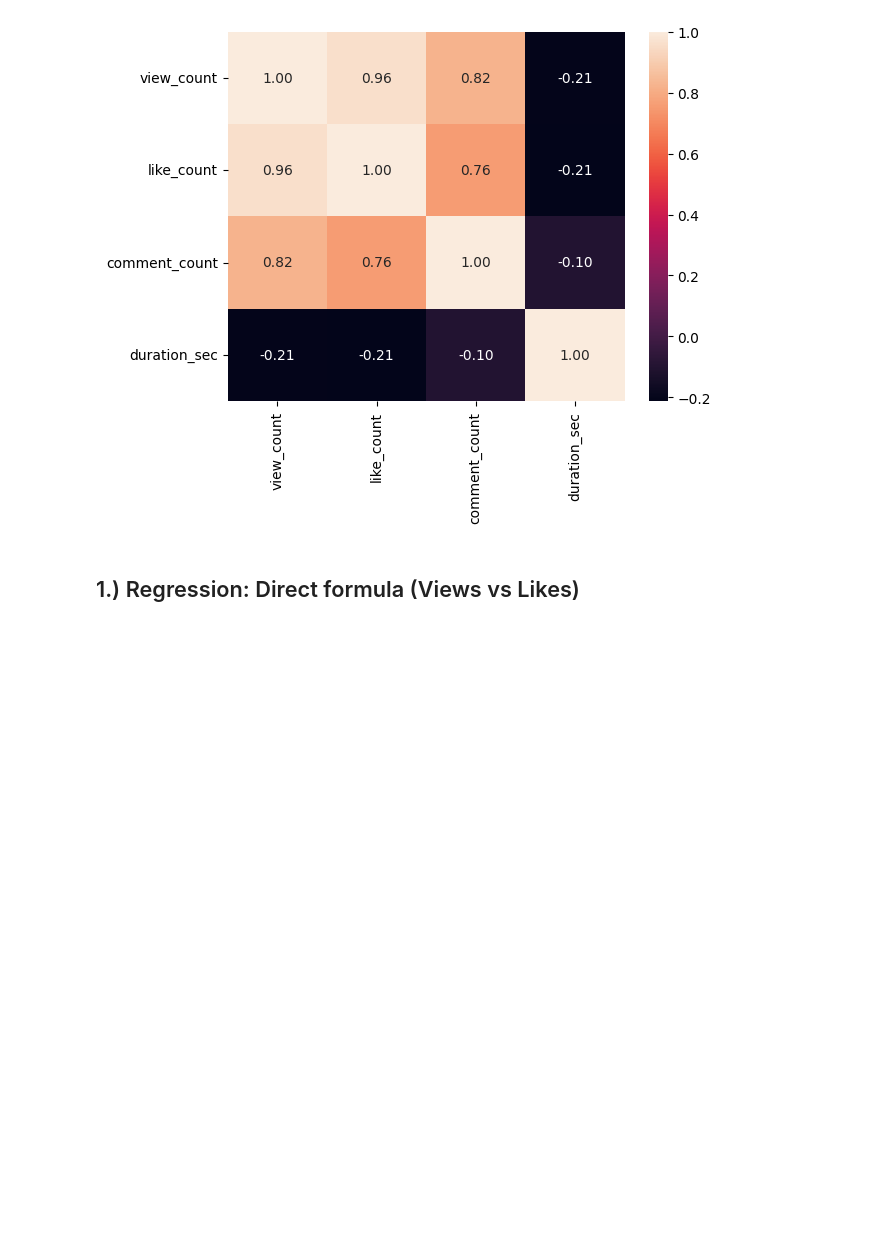
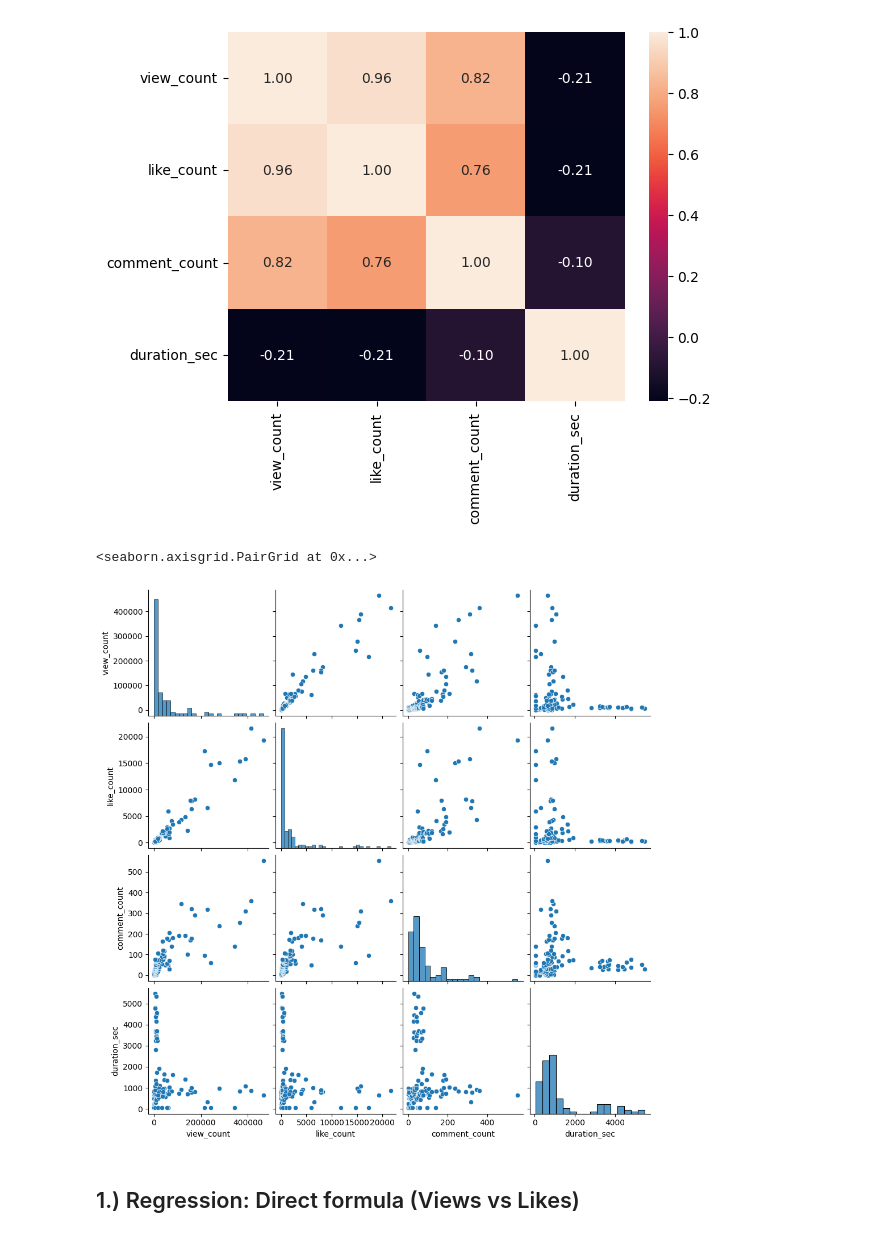
Before and after one commit to harsh1kumar/youtube-data, a Jupyter notebook: notebooks/data_processing.ipynb, the cells around one changed output. Saved outputs shown, nothing was run; the diff lists cells and outputs as text; code cells hidden in the pictures; blank space fills up the shorter version.

```diff
--- a/notebooks/data_processing.ipynb
+++ b/notebooks/data_processing.ipynb
@@ -186,6 +179,11 @@ sns.heatmap(video_details[["view_count","like_count","comment_count", "duration_
 # %% [output]
 <Axes: >
 [figure]
+# %%
+sns.pairplot(video_details)
+# %% [output]
+<seaborn.axisgrid.PairGrid at 0x...>
+[figure, added]
 # %% [markdown]
 ## 1.) Regression: Direct formula (Views vs Likes)
 # %% [markdown]
```
Also changed, not shown: parts of 85 cells of this notebook.
